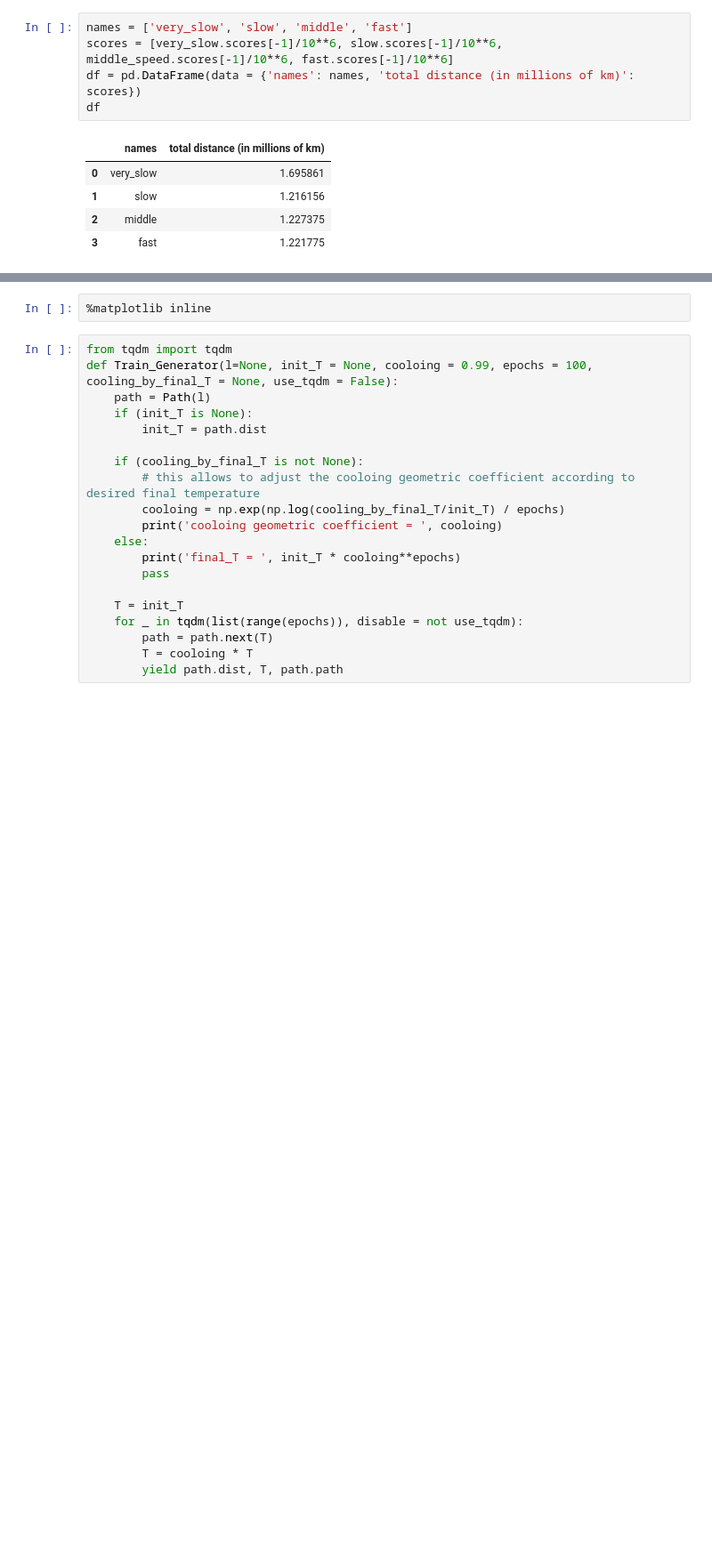
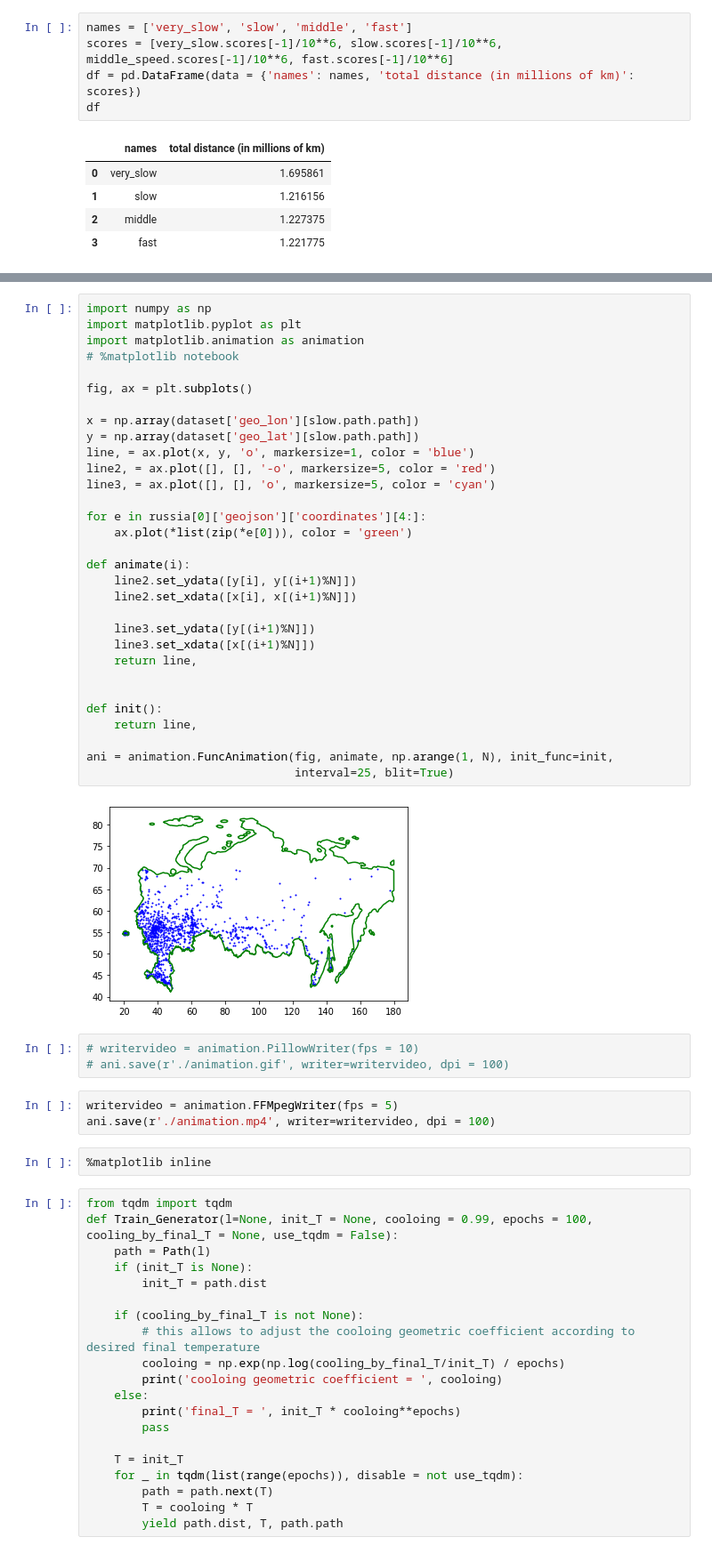
Before and after one commit to Andrey862/assig3, a Jupyter notebook: Assig.ipynb, the cells around one changed output, grey strips where cells are left out. Shown at 89% size. Cells and saved outputs as stored; diff of their text form; blank space fills up the shorter version.

```diff
--- a/Assig.ipynb
+++ b/Assig.ipynb
@@ -208,3 +252,42 @@ plt.plot(dataset['geo_lon'][slow.path.path], dataset['geo_lat'][slow.path.path],
+# %%
+import numpy as np
+import matplotlib.pyplot as plt
+import matplotlib.animation as animation
+# %matplotlib notebook
+
+fig, ax = plt.subplots()
+
+x = np.array(dataset['geo_lon'][slow.path.path])
+y = np.array(dataset['geo_lat'][slow.path.path])
+line, = ax.plot(x, y, 'o', markersize=1, color = 'blue')
+line2, = ax.plot([], [], '-o', markersize=5, color = 'red')
+line3, = ax.plot([], [], 'o', markersize=5, color = 'cyan')
+
+for e in russia[0]['geojson']['coordinates'][4:]:
+    ax.plot(*list(zip(*e[0])), color = 'green')
+
+def animate(i):
+    line2.set_ydata([y[i], y[(i+1)%N]])
+    line2.set_xdata([x[i], x[(i+1)%N]])
+
+    line3.set_ydata([y[(i+1)%N]])
+    line3.set_xdata([x[(i+1)%N]])
+    return line,
+
+
+def init():
+    return line,
+
+ani = animation.FuncAnimation(fig, animate, np.arange(1, N), init_func=init,
+                              interval=25, blit=True)
+# %% [output]
+[figure, added]
+# %%
+# writervideo = animation.PillowWriter(fps = 10)
+# ani.save(r'./animation.gif', writer=writervideo, dpi = 100)
+# %%
+writervideo = animation.FFMpegWriter(fps = 5)
+ani.save(r'./animation.mp4', writer=writervideo, dpi = 100)
 # %%
 %matplotlib inline
 # %%
```
Also changed, not shown: parts of 14 cells of this notebook.
